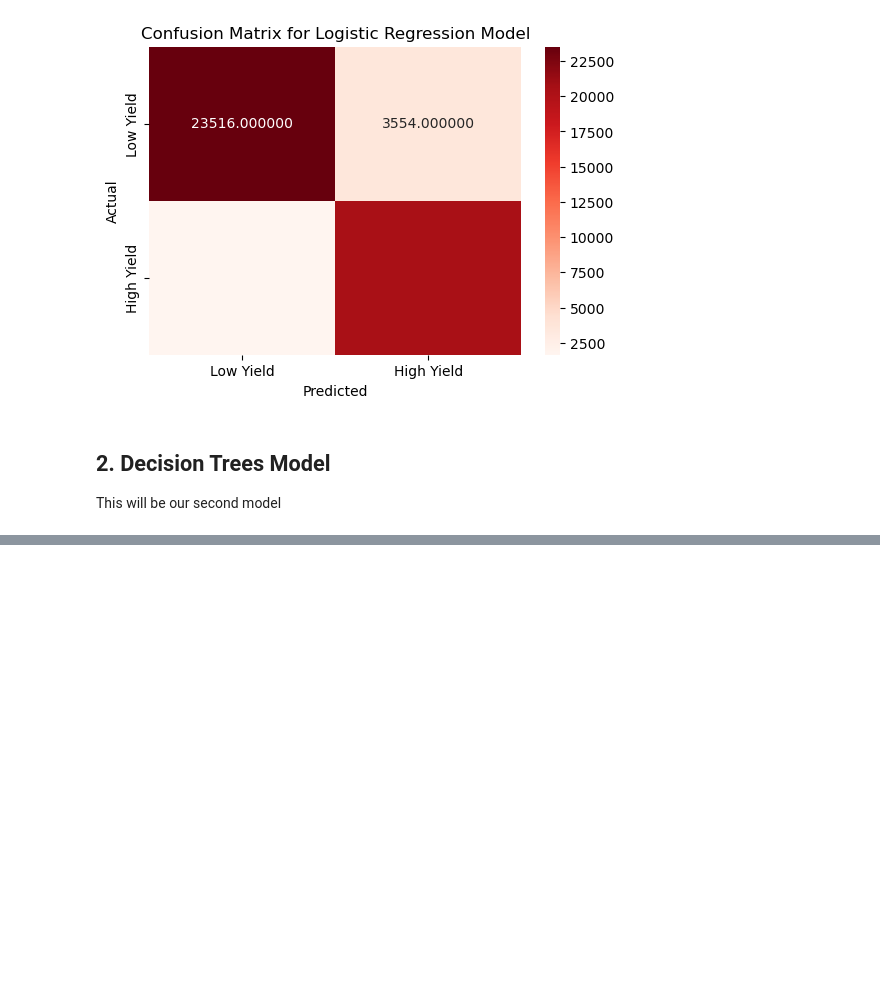
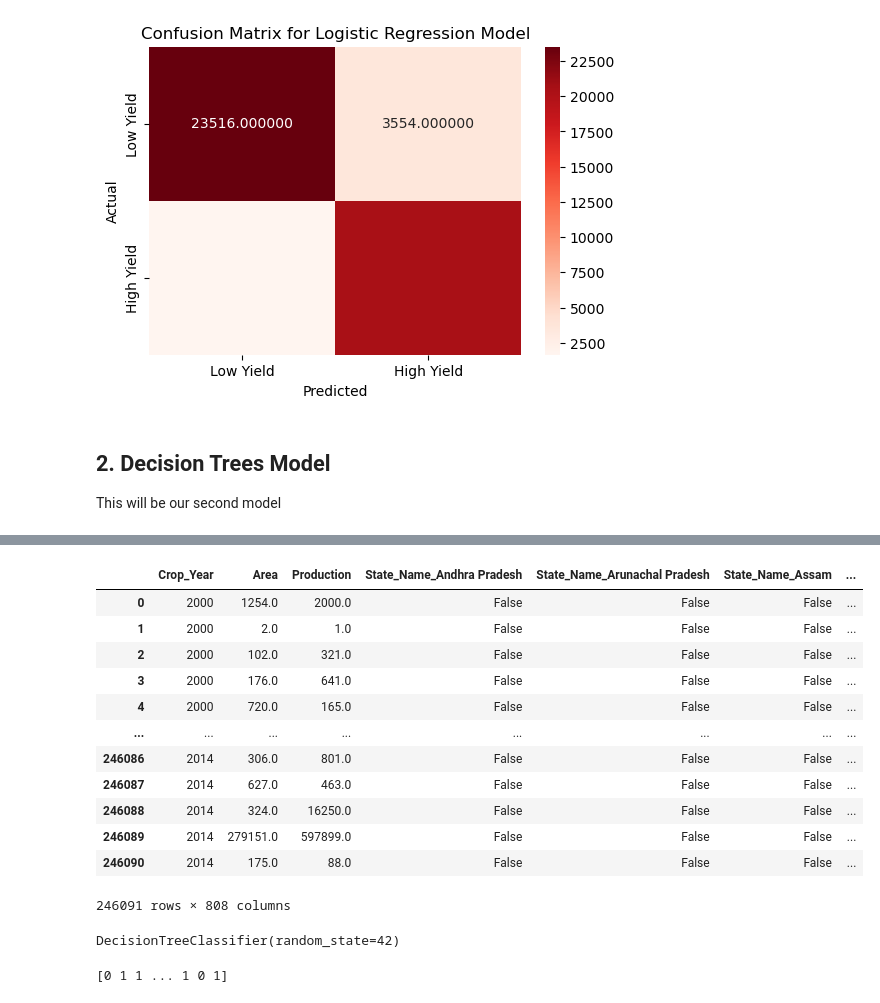
Before and after one commit to Austin-Murunga/Phase-3-Project-, a Jupyter notebook: index.ipynb, the cells around one changed output, grey strips where cells are left out. Saved outputs shown, nothing was run; the diff lists cells and outputs as text; code cells hidden in the pictures; blank space fills up the shorter version.

```diff
--- a/index.ipynb
+++ b/index.ipynb
@@ -718,0 +728,22 @@ from sklearn.preprocessing import LabelEncoder
+# %%
+#encoding the target varibale
+label_encoder = LabelEncoder()
+data['Yield_Production'] = label_encoder.fit_transform(data['Yield_Production'])
+# %%
+#preprocessing the data
+data_encoded = pd.get_dummies(data.drop(columns=['Yield_Production']), drop_first=True)
+data_encoded
+# %% [output]
+|  | Crop_Year | Area | Production | State_Name_Andhra Pradesh | State_Name_Arunachal Pradesh | State_Name_Assam | ... |
+| 0 | 2000 | 1254.0 | 2000.0 | False | False | False | ... |
+| 1 | 2000 | 2.0 | 1.0 | False | False | False | ... |
+| 2 | 2000 | 102.0 | 321.0 | False | False | False | ... |
+| 3 | 2000 | 176.0 | 641.0 | False | False | False | ... |
+| 4 | 2000 | 720.0 | 165.0 | False | False | False | ... |
+| ... | ... | ... | ... | ... | ... | ... | ... |
+| 246086 | 2014 | 306.0 | 801.0 | False | False | False | ... |
+| 246087 | 2014 | 627.0 | 463.0 | False | False | False | ... |
+| 246088 | 2014 | 324.0 | 16250.0 | False | False | False | ... |
+| 246089 | 2014 | 279151.0 | 597899.0 | False | False | False | ... |
+| 246090 | 2014 | 175.0 | 88.0 | False | False | False | ... |
+246091 rows × 808 columns
@@ -718,0 +760,6 @@ from sklearn.preprocessing import LabelEncoder
+# %%
+#initializing and training the Decision tree model
+model= DecisionTreeClassifier(random_state=42)
+model.fit(X_train, y_train)
+# %% [output]
+DecisionTreeClassifier(random_state=42)
@@ -718,0 +769,4 @@ from sklearn.preprocessing import LabelEncoder
+# %%
+print(y_pred)
+# %% [output]
+[0 1 1 ... 1 0 1]
```
Also changed, not shown: parts of 10 cells of this notebook.
